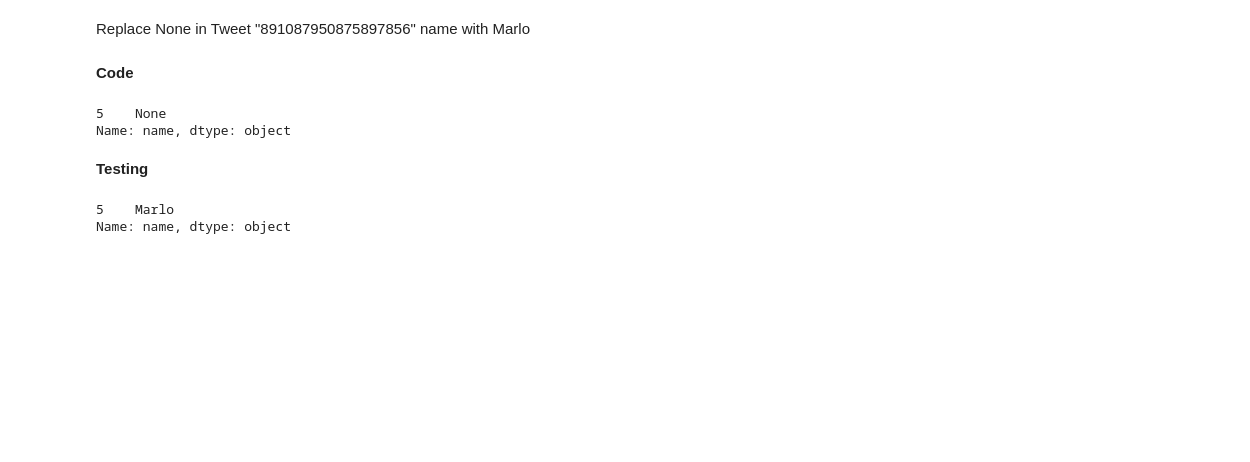
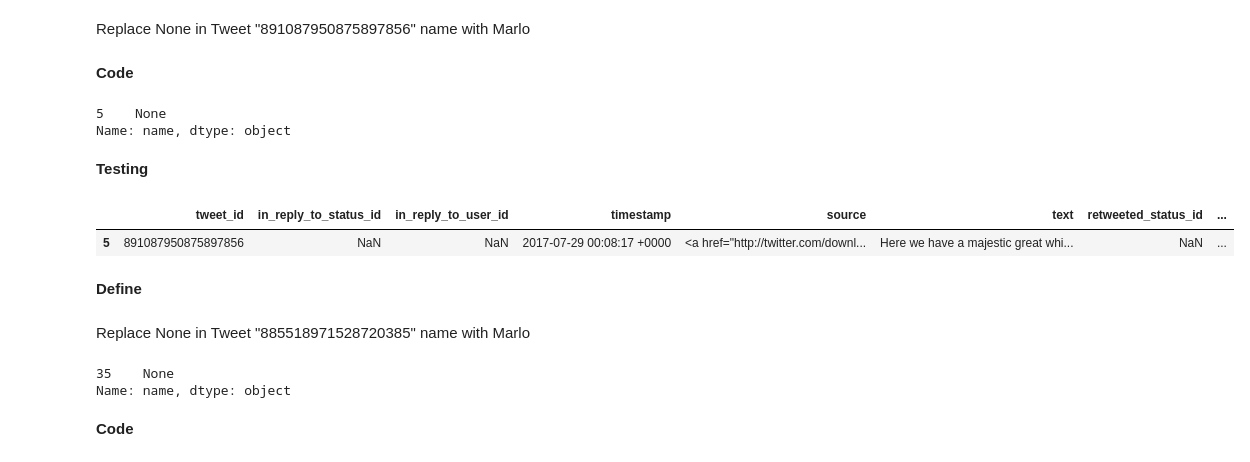
Before and after one commit to joey5405/WeRateDogs-Analysis---Udacity, a Jupyter notebook: wrangle_act.ipynb, the cells around one changed output. Cells and saved outputs as stored; diff of their text form; code cells hidden in the pictures; blank space fills up the shorter version.

```diff
--- a/wrangle_act.ipynb
+++ b/wrangle_act.ipynb
@@ -408,7 +408,18 @@ archive2.loc[5,"name"]="Marlo"
 # %% [markdown]
 **Testing**
 # %%
-archive2[archive2["tweet_id"]==891087950875897856]["name"]
+archive2[archive2["tweet_id"]==891087950875897856]
 # %% [output]
-5    Marlo
-Name: name, dtype: object
+|  | tweet_id | in_reply_to_status_id | in_reply_to_user_id | timestamp | source | text | retweeted_status_id | ... |
+| 5 | 891087950875897856 | NaN | NaN | 2017-07-29 00:08:17 +0000 | <a href="http://twitter.com/downl... | Here we have a majestic great whi... | NaN | ... |
+# %% [markdown]
+**Define**
+# %% [markdown]
+Replace None in Tweet "885518971528720385" name with Marlo
+# %%
+archive2[archive2["tweet_id"]==885518971528720385]["name"]
+# %% [output]
+35    None
+Name: name, dtype: object
+# %% [markdown]
+**Code**
```
Also changed, not shown: parts of 3 cells of this notebook.
